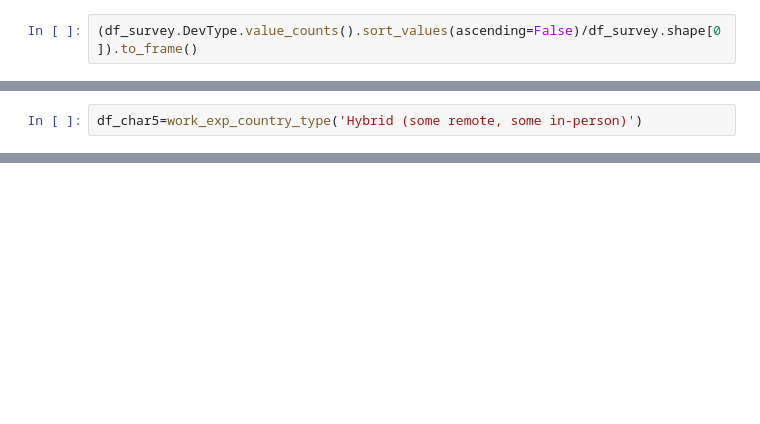
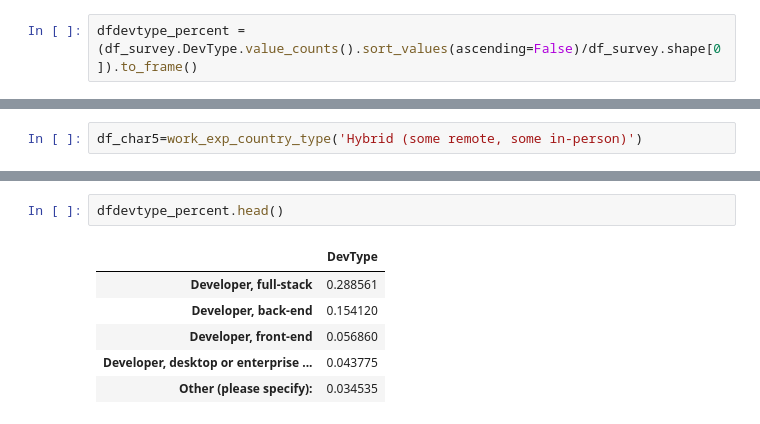
Before and after one commit to Rfroiz/survey-analysis, a Jupyter notebook: surveySTanalysis_remotework.ipynb, the cells around one changed output, grey strips where cells are left out. Cells and saved outputs as stored; diff of their text form; blank space fills up the shorter version.

```diff
--- a/surveySTanalysis_remotework.ipynb
+++ b/surveySTanalysis_remotework.ipynb
@@ -110,2 +77,2 @@ according to years of experience, according to the country and according to the
 # %%
-(df_survey.DevType.value_counts().sort_values(ascending=False)/df_survey.shape[0]).to_frame()
+dfdevtype_percent = (df_survey.DevType.value_counts().sort_values(ascending=False)/df_survey.shape[0]).to_frame()
@@ -357,0 +246,9 @@ plt.show()
+# %%
+dfdevtype_percent.head()
+# %% [output]
+|  | DevType |
+| Developer, full-stack | 0.288561 |
+| Developer, back-end | 0.154120 |
+| Developer, front-end | 0.056860 |
+| Developer, desktop or enterprise ... | 0.043775 |
+| Other (please specify): | 0.034535 |
```
Also changed, not shown: parts of 60 cells of this notebook, 1 other file.
